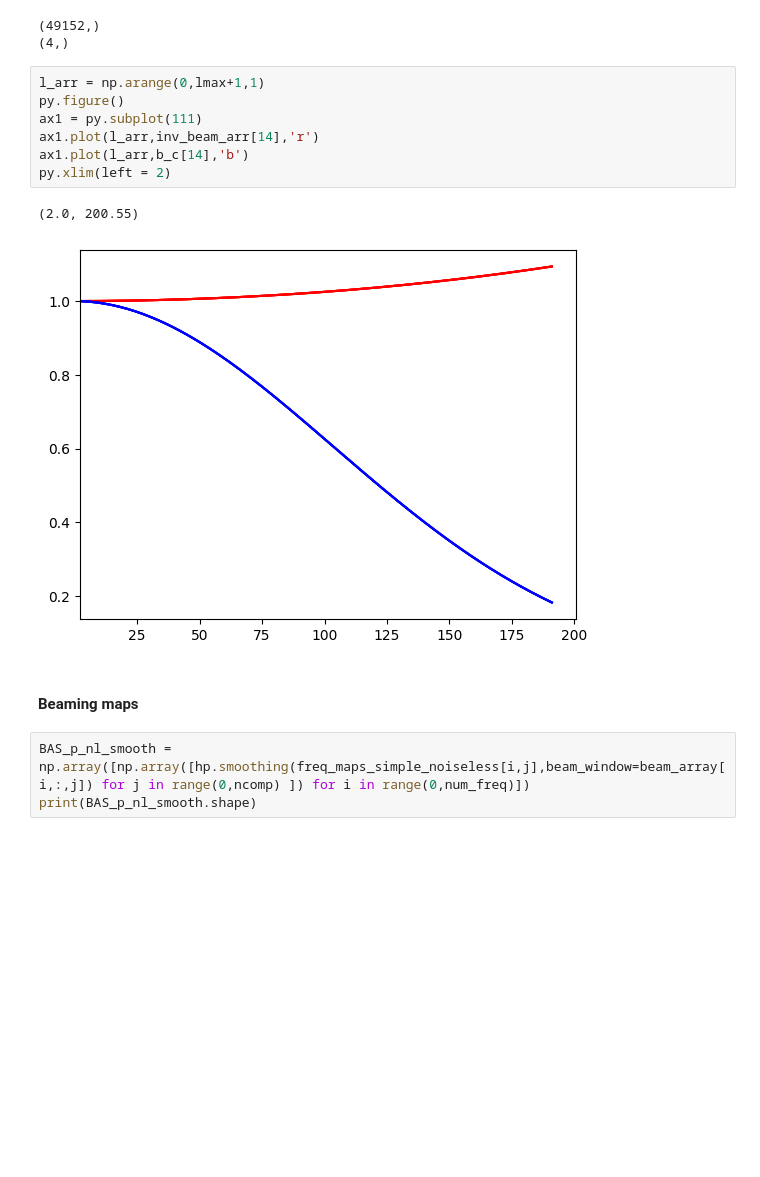
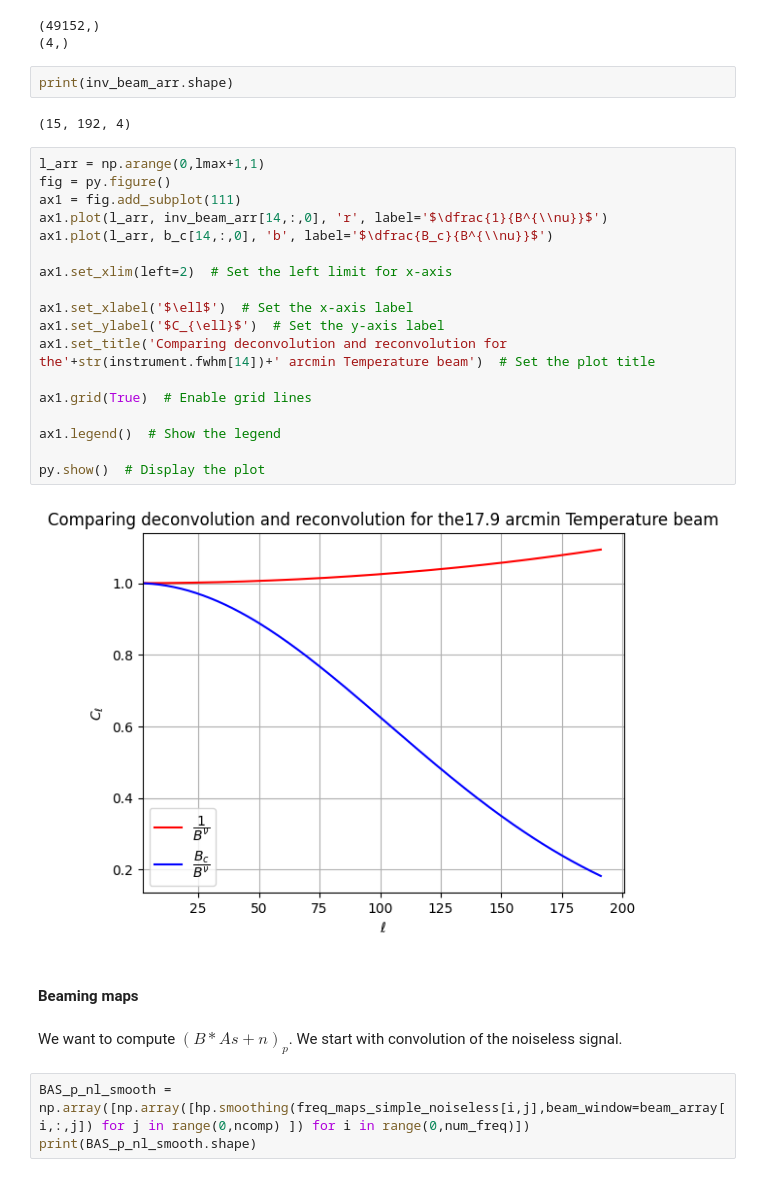
Before and after one commit to julientang/Stage3A, a Jupyter notebook: deconvolve.ipynb, the cells around one changed output. Drawn from its saved outputs; the diff is of its cells as text; blank space fills up the shorter version.

Commit message:
I have rewritten the notebook for basic component separation with deconvolution and reconvolution with the common beam.

```diff
--- a/deconvolve.ipynb
+++ b/deconvolve.ipynb
@@ -107,18 +123,35 @@ print(beam_array[0,0].shape)
 # %% [output]
 (49152,)
 (4,)
-# %%
-l_arr = np.arange(0,lmax+1,1)
-py.figure()
-ax1 = py.subplot(111)
-ax1.plot(l_arr,inv_beam_arr[14],'r')
-ax1.plot(l_arr,b_c[14],'b')
-py.xlim(left = 2)
-# %% [output]
-(2.0, 200.55)
-[figure, removed]
+# %%
+print(inv_beam_arr.shape)
+# %% [output]
+(15, 192, 4)
+# %%
+l_arr = np.arange(0,lmax+1,1)
+fig = py.figure()
+ax1 = fig.add_subplot(111)
+ax1.plot(l_arr, inv_beam_arr[14,:,0], 'r', label='$\dfrac{1}{B^{\\nu}}$')
+ax1.plot(l_arr, b_c[14,:,0], 'b', label='$\dfrac{B_c}{B^{\\nu}}$')
+
+ax1.set_xlim(left=2)  # Set the left limit for x-axis
+
+ax1.set_xlabel('$\ell$')  # Set the x-axis label
+ax1.set_ylabel('$C_{\ell}$')  # Set the y-axis label
+ax1.set_title('Comparing deconvolution and reconvolution for the'+str(instrument.fwhm[14])+' arcmin Temperature beam')  # Set the plot title
+
+ax1.grid(True)  # Enable grid lines
+
+ax1.legend()  # Show the legend
+
+py.show()  # Display the plot
+# %% [output]
+[figure, added]
 # %% [markdown]
 #### Beaming maps
+# %% [markdown]
+We want to compute $(B \ast As+n)_p$.
+We start with convolution of the noiseless signal.
 # %%
 BAS_p_nl_smooth = np.array([np.array([hp.smoothing(freq_maps_simple_noiseless[i,j],beam_window=beam_array[i,:,j]) for j in range(0,ncomp) ]) for i in range(0,num_freq)])
 print(BAS_p_nl_smooth.shape)
```
Also changed, not shown: parts of 39 cells of this notebook.
